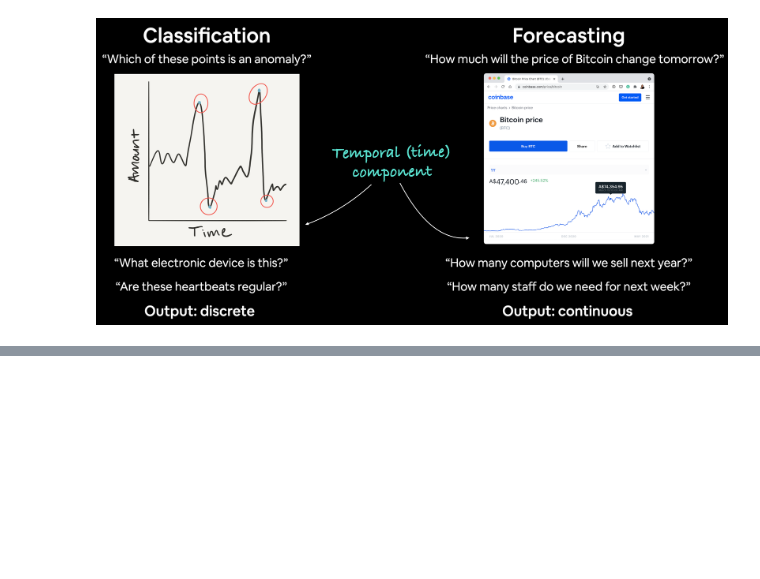
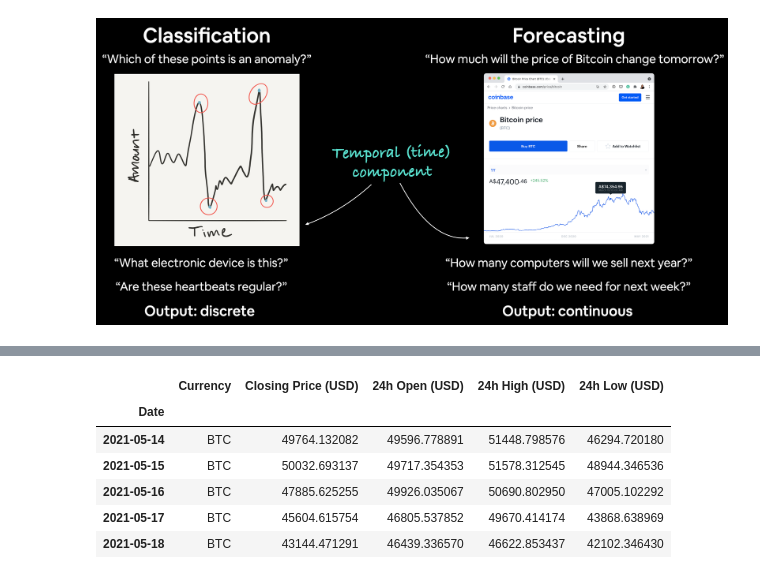
Before and after one commit to NITIN9694/TensorFlow-Learning, a Jupyter notebook: 11_time_series_forecasting_in_tensorflow.ipynb, the cells around one changed output, grey strips where cells are left out. Cells and saved outputs as stored; diff of their text form; code cells hidden in the pictures; blank space fills up the shorter version.

```diff
--- a/11_time_series_forecasting_in_tensorflow.ipynb
+++ b/11_time_series_forecasting_in_tensorflow.ipynb
@@ -13,0 +62,10 @@ The timeline can be short (seconds/minutes) or long (years/decades). And the pro
+# %%
+df.tail()
+# %% [output]
+|  | Currency | Closing Price (USD) | 24h Open (USD) | 24h High (USD) | 24h Low (USD) |
+| Date |  |  |  |  |  |
+| 2021-05-14 | BTC | 49764.132082 | 49596.778891 | 51448.798576 | 46294.720180 |
+| 2021-05-15 | BTC | 50032.693137 | 49717.354353 | 51578.312545 | 48944.346536 |
+| 2021-05-16 | BTC | 47885.625255 | 49926.035067 | 50690.802950 | 47005.102292 |
+| 2021-05-17 | BTC | 45604.615754 | 46805.537852 | 49670.414174 | 43868.638969 |
+| 2021-05-18 | BTC | 43144.471291 | 46439.336570 | 46622.853437 | 42102.346430 |
```
Also changed, not shown: parts of 7 cells of this notebook.
